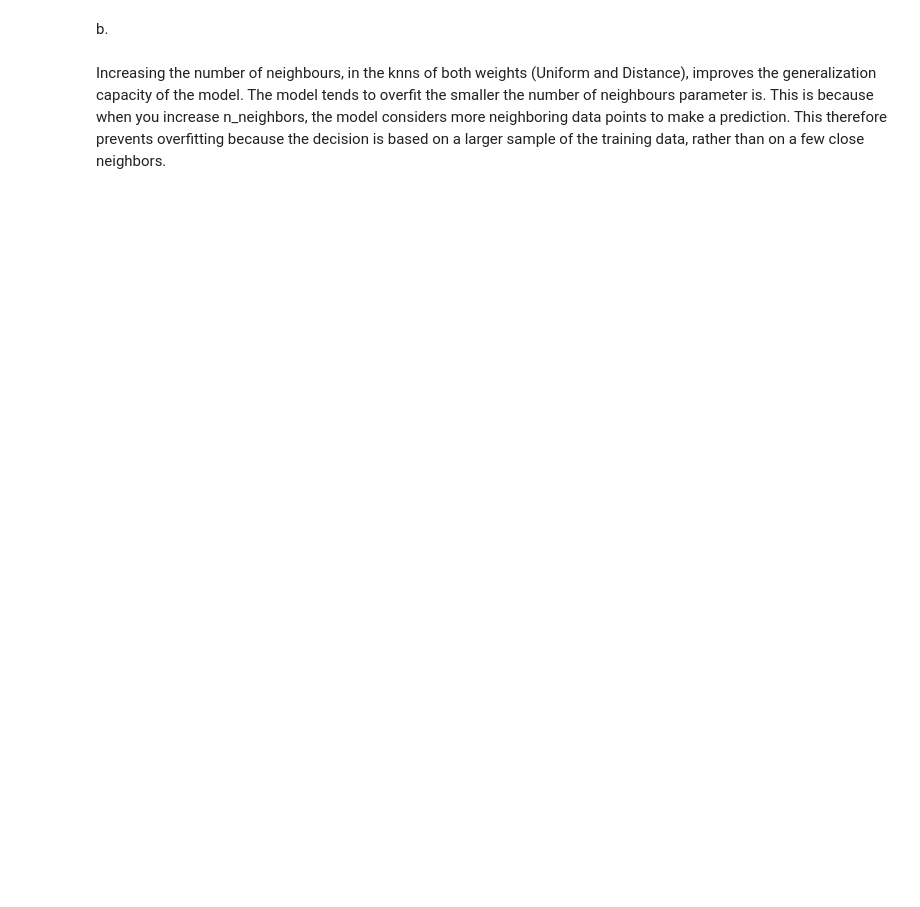
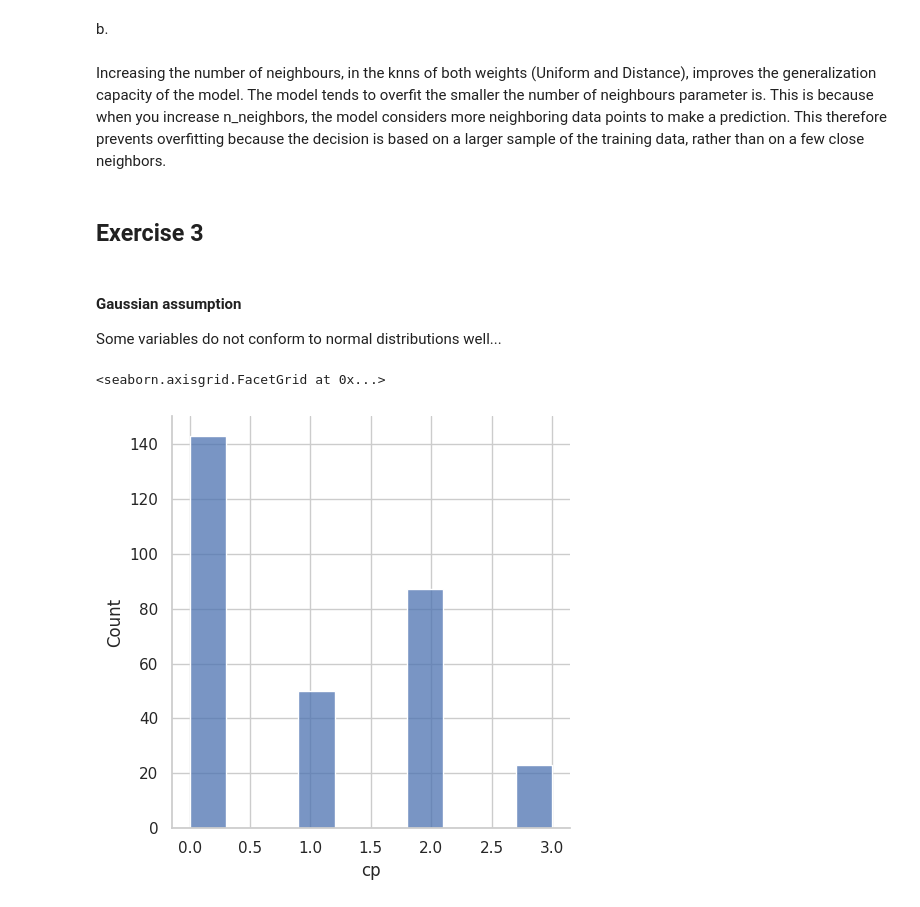
Before and after one commit to SrGesus/Apre-HW2, a Jupyter notebook: ex2/ex2.ipynb, the cells around one changed output. Cells and saved outputs as stored; diff of their text form; code cells hidden in the pictures; blank space fills up the shorter version.

```diff
--- a/ex2/ex2.ipynb
+++ b/ex2/ex2.ipynb
@@ -180,3 +205,13 @@ plt.show()
 b.
 # %% [markdown]
 Increasing the number of neighbours, in the knns of both weights (Uniform and Distance), improves the generalization capacity of the model. The model tends to overfit the smaller the number of neighbours parameter is. This is because when you increase n_neighbors, the model considers more neighboring data points to make a prediction. This therefore prevents overfitting because the decision is based on a larger sample of the training data, rather than on a few close neighbors.
+# %% [markdown]
+## Exercise 3
+# %% [markdown]
+#### Gaussian assumption
+Some variables do not conform to normal distributions well...
+# %%
+sns.displot(heart_disease, x="cp")
+# %% [output]
+<seaborn.axisgrid.FacetGrid at 0x...>
+[figure, added]
```
Also changed, not shown: parts of 11 cells of this notebook, 10 other files.
